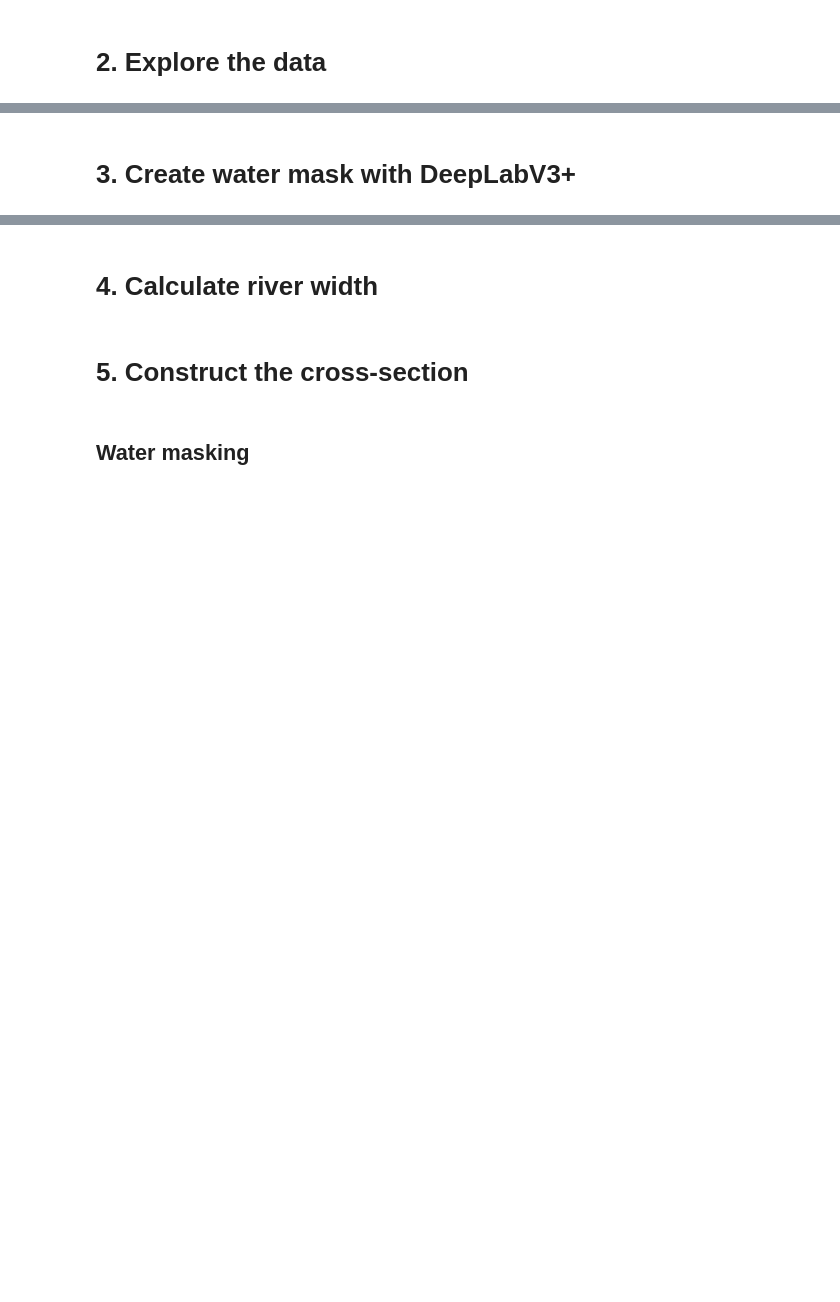
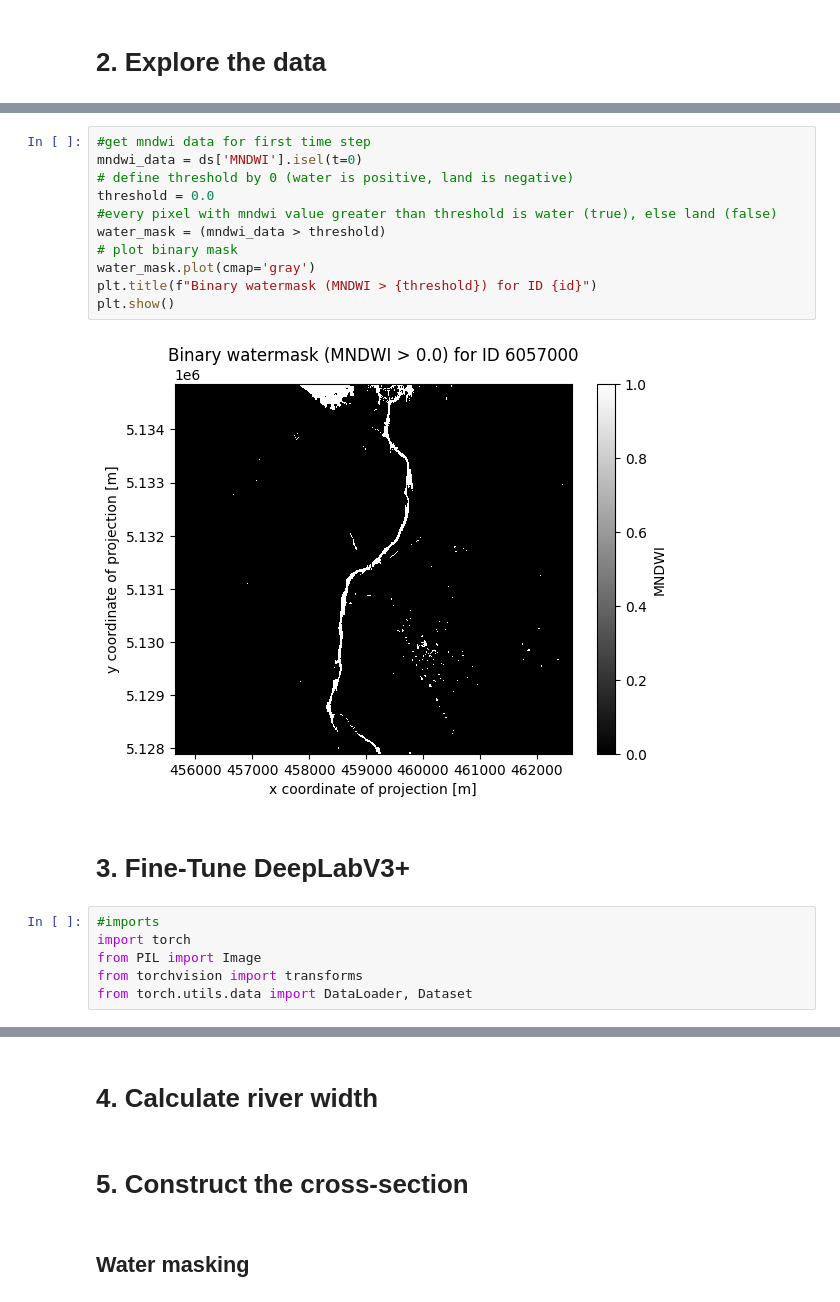
Before and after one commit to mullrich192/MasterThesis_FeatureExtraction_RemoteSensing, a Jupyter notebook: Extract_RiverGeometry.ipynb, the cells around one changed output, grey strips where cells are left out. Cells and saved outputs as stored; diff of their text form; blank space fills up the shorter version.

```diff
--- a/Extract_RiverGeometry.ipynb
+++ b/Extract_RiverGeometry.ipynb
@@ -197,2 +306,21 @@ data.plot.imshow(vmin=0, vmax=2000, ax=ax)
+# %%
+#get mndwi data for first time step
+mndwi_data = ds['MNDWI'].isel(t=0)
+# define threshold by 0 (water is positive, land is negative)
+threshold = 0.0
+#every pixel with mndwi value greater than threshold is water (true), else land (false)
+water_mask = (mndwi_data > threshold)
+# plot binary mask
+water_mask.plot(cmap='gray')
+plt.title(f"Binary watermask (MNDWI > {threshold}) for ID {id}")
+plt.show()
+# %% [output]
+[figure, added]
 # %% [markdown]
-# 3. Create water mask with DeepLabV3+
+# 3. Fine-Tune DeepLabV3+
+# %%
+#imports
+import torch
+from PIL import Image
+from torchvision import transforms
+from torch.utils.data import DataLoader, Dataset
```
Also changed, not shown: parts of 35 cells of this notebook.
